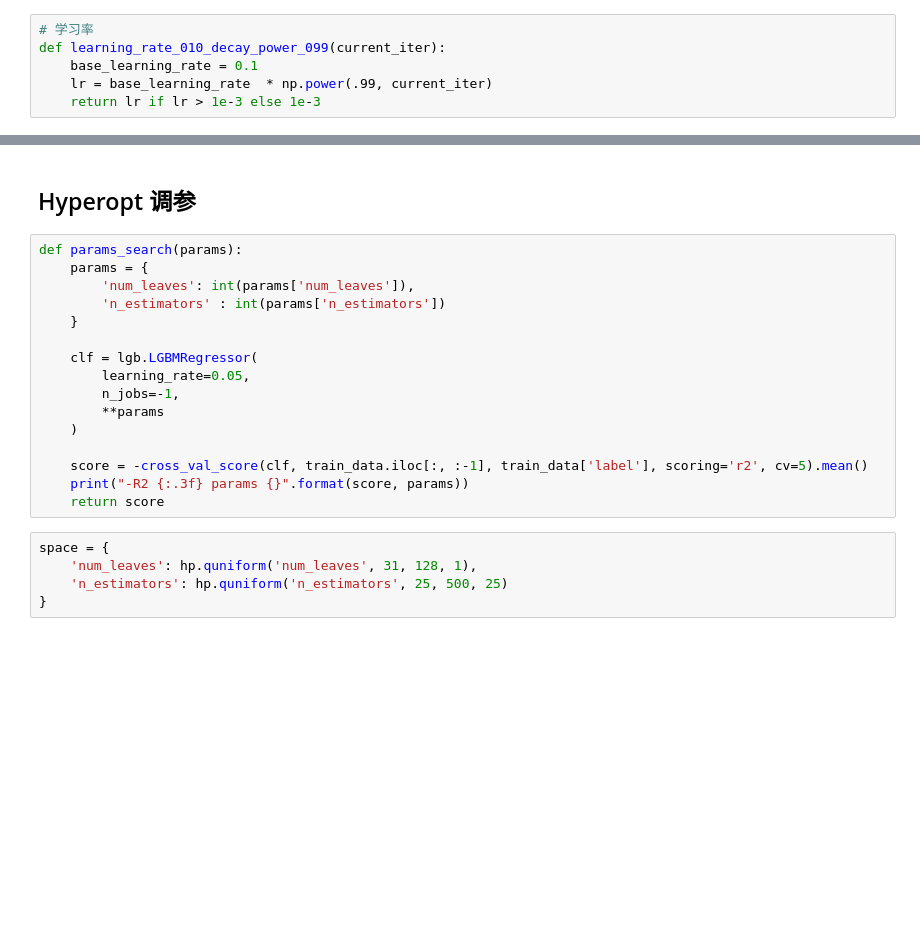
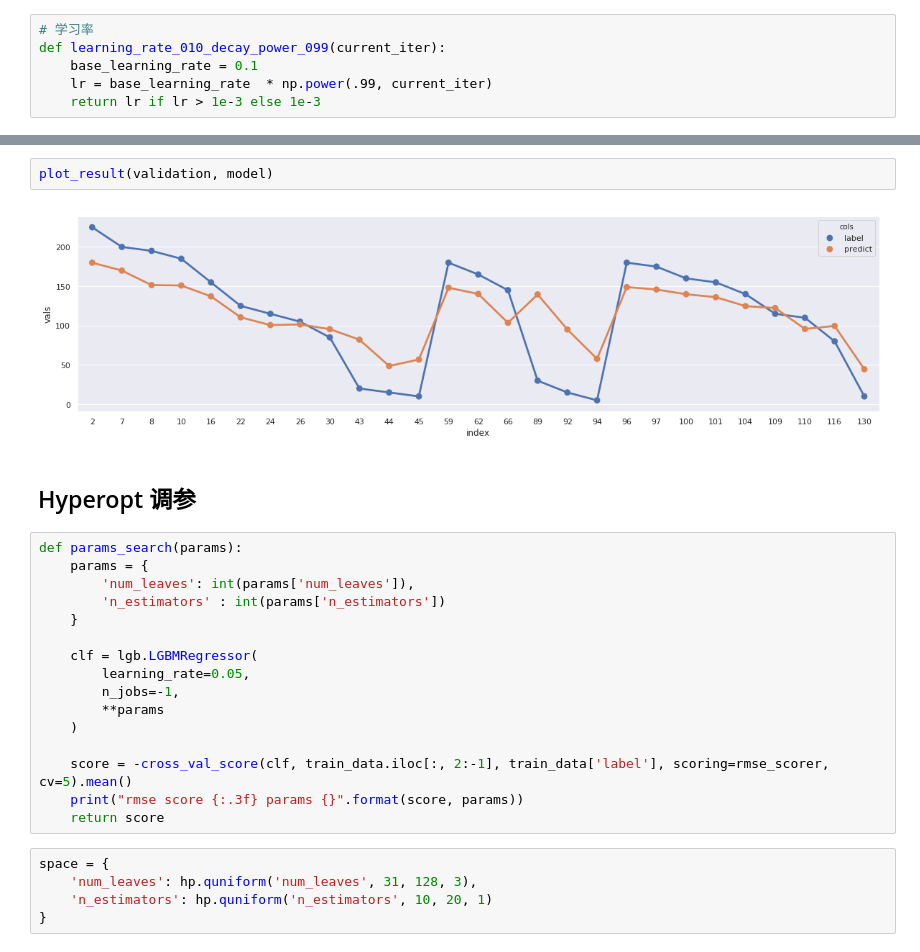
Before and after one commit to ShuyangYu/cutting_tool, a Jupyter notebook: baseline.ipynb, the cells around one changed output, grey strips where cells are left out. Saved outputs shown, nothing was run; the diff lists cells and outputs as text; blank space fills up the shorter version.

```diff
--- a/baseline.ipynb
+++ b/baseline.ipynb
@@ -186,3 +217,7 @@ base_model()
+# %%
+plot_result(validation, model)
+# %% [output]
+[figure, added]
 # %% [markdown]
 ## Hyperopt 调参
 # %%
@@ -198,13 +233,13 @@ def params_search(params):
         **params
     )
 
-    score = -cross_val_score(clf, train_data.iloc[:, :-1], train_data['label'], scoring='r2', cv=5).mean()
-    print("-R2 {:.3f} params {}".format(score, params))
+    score = -cross_val_score(clf, train_data.iloc[:, 2:-1], train_data['label'], scoring=rmse_scorer, cv=5).mean()
+    print("rmse score {:.3f} params {}".format(score, params))
     return score
 # %%
 space = {
-    'num_leaves': hp.quniform('num_leaves', 31, 128, 1),
-    'n_estimators': hp.quniform('n_estimators', 25, 500, 25)
+    'num_leaves': hp.quniform('num_leaves', 31, 128, 3),
+    'n_estimators': hp.quniform('n_estimators', 10, 20, 1)
 }
 # %%
 best = fmin(fn=params_search,
```
Also changed, not shown: parts of 15 cells of this notebook.
